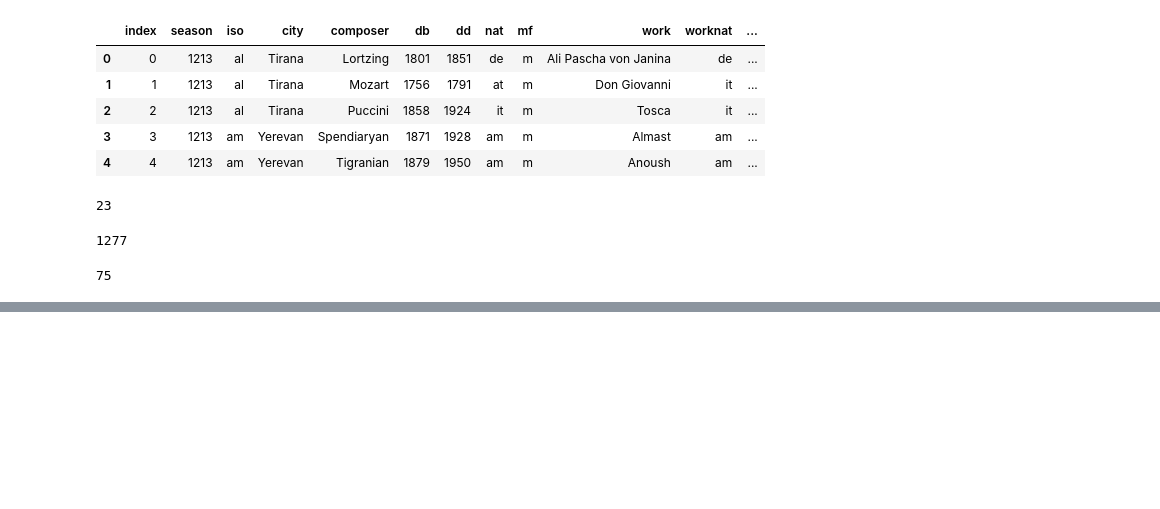
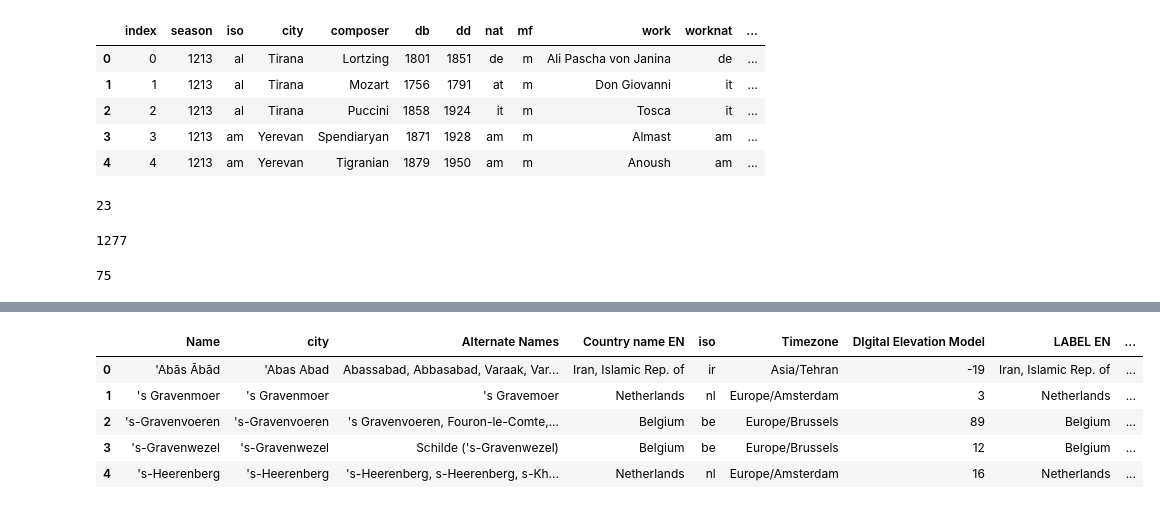
Before and after one commit to AngeliqueAlex/New_Opera_Company_Capstone, a Jupyter notebook: 02_Data_Wrangling_New_Opera_Business.ipynb, the cells around one changed output, grey strips where cells are left out. Cells and saved outputs as stored; diff of their text form; code cells hidden in the pictures; blank space fills up the shorter version.

```diff
--- a/02_Data_Wrangling_New_Opera_Business.ipynb
+++ b/02_Data_Wrangling_New_Opera_Business.ipynb
@@ -143,0 +191,3 @@ ParserError: Error tokenizing data. C error: Expected 3 fields in line 8, saw 8
+# %%
+pop.drop(columns=['Geoname ID', 'Country Code 2', 'Admin1 Code', 'Admin2 Code', 'Admin3 Code', 'Admin4 Code', 'Elevation', 'Coordinates'], inplace=True)
+pop.head()
@@ -143,0 +201,8 @@ ParserError: Error tokenizing data. C error: Expected 3 fields in line 8, saw 8
+# %%
+# Group by multiple columns and calculate the mean population
+pop_grouped = pop.groupby(
+    ['Name', 'ASCII Name', 'Alternate Names', 'Country name EN', 'Country Code', 'Timezone', 'DIgital Elevation Model', 'LABEL EN']
+)['Population'].mean().reset_index()
+
+# Show the resulting DataFrame
+print(pop_grouped.shape)
@@ -143,0 +211,3 @@ ParserError: Error tokenizing data. C error: Expected 3 fields in line 8, saw 8
+# %%
+popnew = pop_grouped.copy()
+popnew.head()
@@ -143,0 +224,14 @@ ParserError: Error tokenizing data. C error: Expected 3 fields in line 8, saw 8
+# %%
+#Rename the columns to match opera df
+popnew.rename(columns={'Country Code': 'iso', 'ASCII Name': 'city'}, inplace=True)
+# %%
+# Convert the 'iso' column to lowercase
+popnew['iso'] = popnew['iso'].str.lower()
+popnew.head()
+# %% [output]
+|  | Name | city | Alternate Names | Country name EN | iso | Timezone | DIgital Elevation Model | LABEL EN | ... |
+| 0 | 'Abās Ābād | 'Abas Abad | Abassabad, Abbasabad, Varaak, Var... | Iran, Islamic Rep. of | ir | Asia/Tehran | -19 | Iran, Islamic Rep. of | ... |
+| 1 | 's Gravenmoer | 's Gravenmoer | 's Gravemoer | Netherlands | nl | Europe/Amsterdam | 3 | Netherlands | ... |
+| 2 | 's-Gravenvoeren | 's-Gravenvoeren | 's Gravenvoeren, Fouron-le-Comte,... | Belgium | be | Europe/Brussels | 89 | Belgium | ... |
+| 3 | 's-Gravenwezel | 's-Gravenwezel | Schilde ('s-Gravenwezel) | Belgium | be | Europe/Brussels | 12 | Belgium | ... |
+| 4 | 's-Heerenberg | 's-Heerenberg | 's-Heerenberg, s-Heerenberg, s-Kh... | Netherlands | nl | Europe/Amsterdam | 16 | Netherlands | ... |
```
Also changed, not shown: parts of 39 cells of this notebook, 4 other files.
